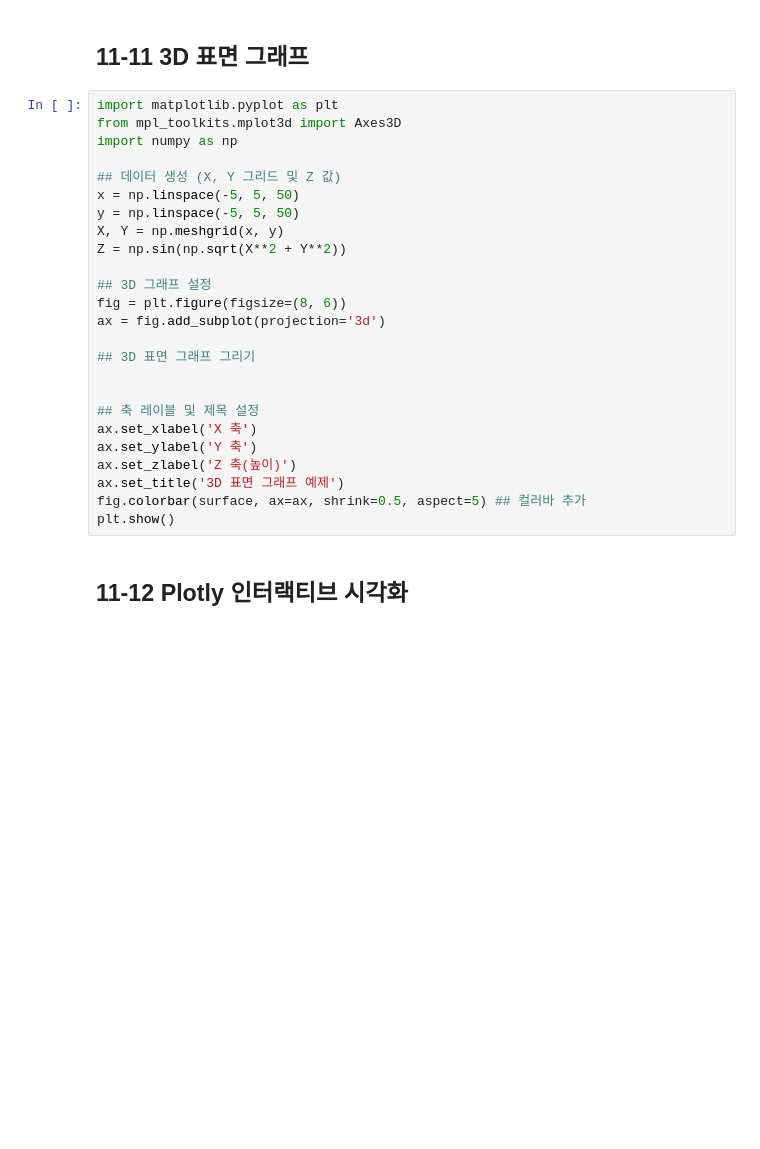
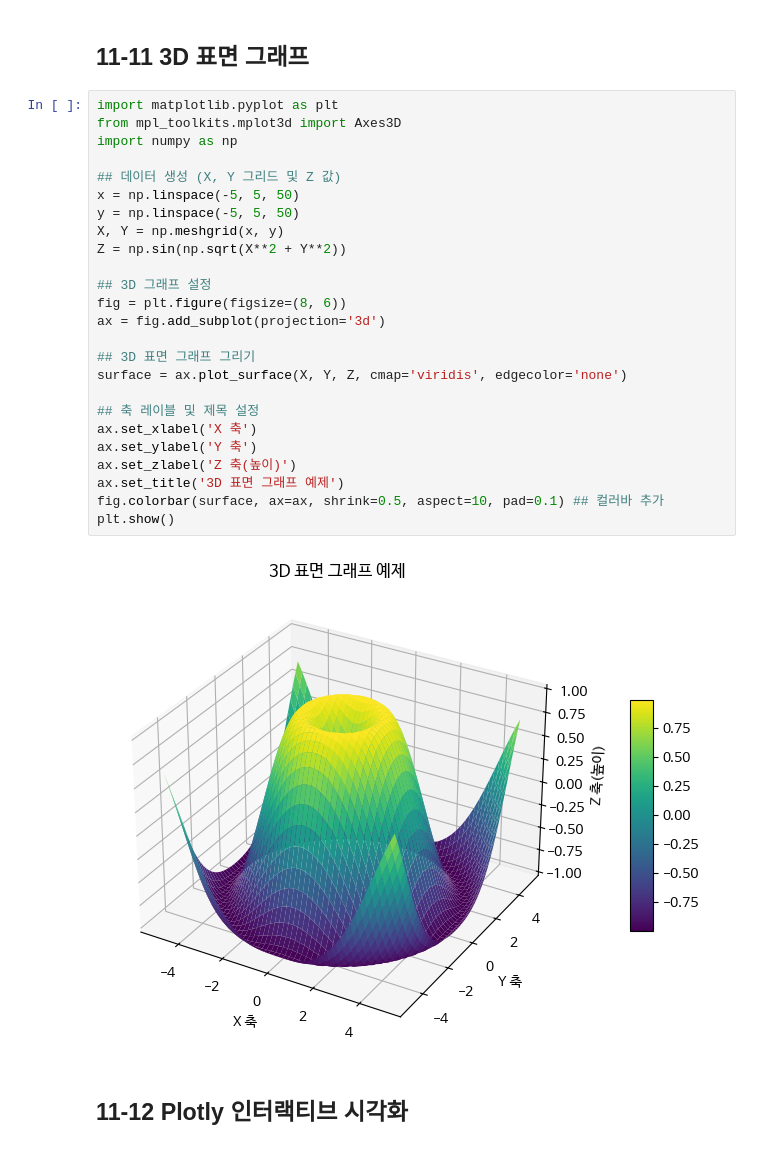
Before and after one commit to jj-it-lab/Data-Analysis-with-Open-Source, a Jupyter notebook: 오픈소스_데이터_분석_11강.ipynb, the cells around one changed output. Cells and saved outputs as stored; diff of their text form; blank space fills up the shorter version.

```diff
--- a/오픈소스_데이터_분석_11강.ipynb
+++ b/오픈소스_데이터_분석_11강.ipynb
@@ -286,28 +291,30 @@ plt.show()
 # %%
 import matplotlib.pyplot as plt
 from mpl_toolkits.mplot3d import Axes3D
 import numpy as np
 
 ## 데이터 생성 (X, Y 그리드 및 Z 값)
 x = np.linspace(-5, 5, 50)
 y = np.linspace(-5, 5, 50)
 X, Y = np.meshgrid(x, y)
 Z = np.sin(np.sqrt(X**2 + Y**2))
 
 ## 3D 그래프 설정
 fig = plt.figure(figsize=(8, 6))
 ax = fig.add_subplot(projection='3d')
 
 ## 3D 표면 그래프 그리기
-
+surface = ax.plot_surface(X, Y, Z, cmap='viridis', edgecolor='none')
 
 ## 축 레이블 및 제목 설정
 ax.set_xlabel('X 축')
 ax.set_ylabel('Y 축')
 ax.set_zlabel('Z 축(높이)')
 ax.set_title('3D 표면 그래프 예제')
-fig.colorbar(surface, ax=ax, shrink=0.5, aspect=5) ## 컬러바 추가
+fig.colorbar(surface, ax=ax, shrink=0.5, aspect=10, pad=0.1) ## 컬러바 추가
 plt.show()
+# %% [output]
+[figure, added]
 # %% [markdown]
 ## 11-12 Plotly 인터랙티브 시각화
 # %%
```
Also changed, not shown: parts of 2 cells of this notebook.
